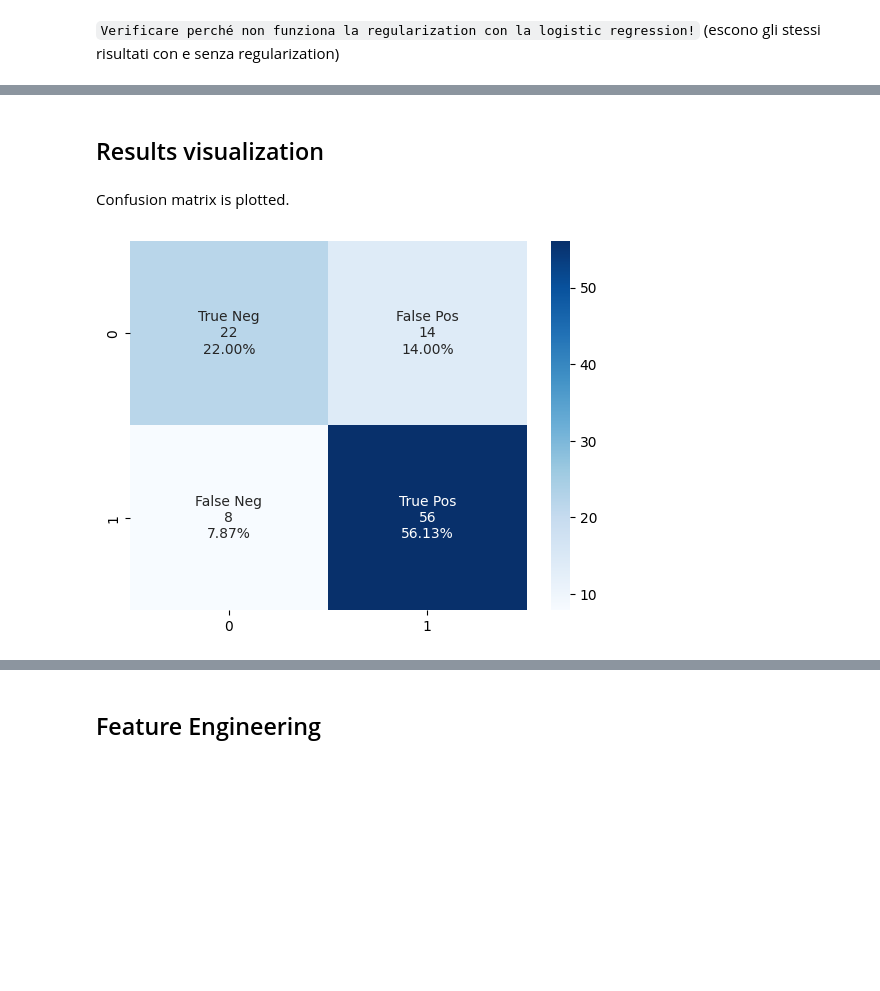
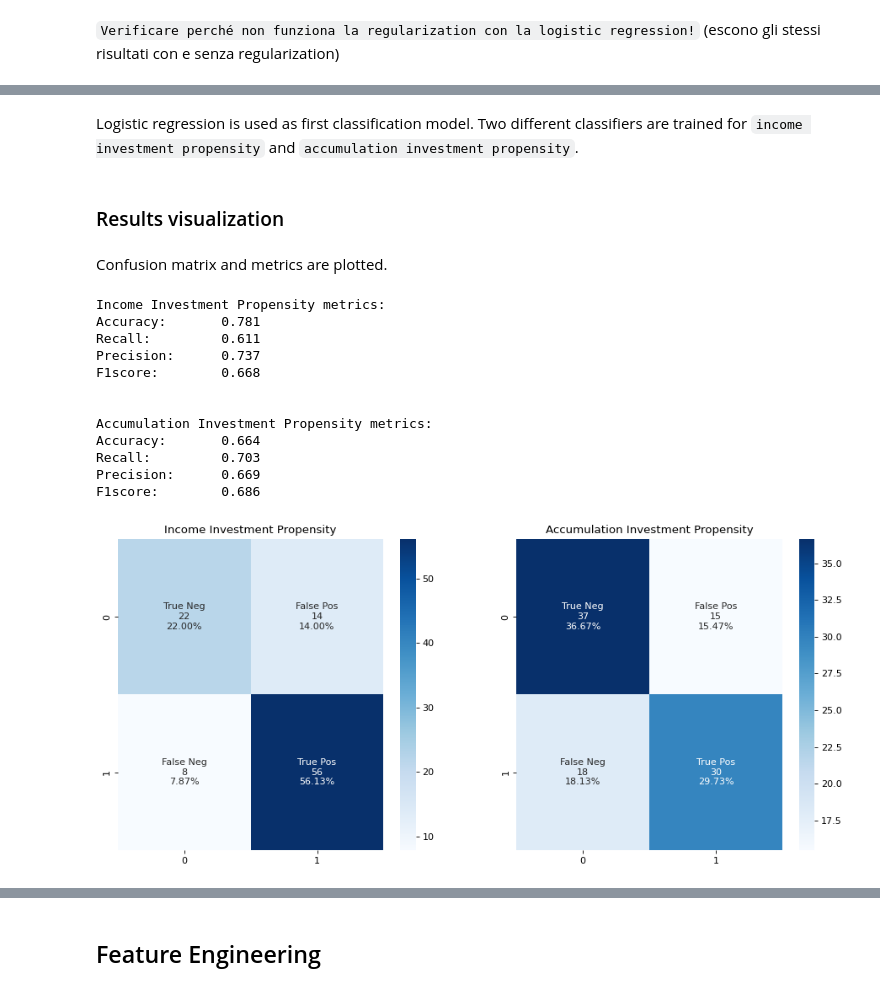
Before and after one commit to venturellimatteo/fintech-projects, a Jupyter notebook: 2 - Recommendation System/RecommendationSystem.ipynb, the cells around one changed output, grey strips where cells are left out. Drawn from its saved outputs; the diff is of its cells as text; code cells hidden in the pictures; blank space fills up the shorter version.

```diff
--- a/2 - Recommendation System/RecommendationSystem.ipynb
+++ b/2 - Recommendation System/RecommendationSystem.ipynb
@@ -34,14 +45,14 @@ y_acc_df = df['AccumulationInvestment']
 Feature distributions are plotted.
 # %%
 fig, axes = plt.subplots(4, 2, figsize=(16,28), dpi=80)
-features = x_df.columns
+features = x_train.columns
 
 row = column = 0
 
 for f in features:
     ax = axes[row][column]
 
-    sns.histplot(data=x_df, x=f, ax=ax, kde=True)
+    sns.histplot(data=x_train, x=f, ax=ax, kde=True)
 
     column = column + 1
     if column % 2 == 0:
@@ -76,7 +87,8 @@ _ = sns.pairplot(pd.concat([x_df, y_acc_df], axis = 1),
 # %% [markdown]
 <code>Gender</code> feature is dropped since it showed no relevance in data exploration.
 # %%
-x_df.drop(labels='Gender', axis=1, inplace=True)
+for x in [x_train, x_val, x_test]:
+    x.drop(labels='Gender', axis=1, inplace=True)
 # %% [markdown]
 Data exploration showed that <code>Wealth</code> and <code>Income</code> features are not gaussian distributed. A power law transformation is applied in order to modify the distribution related to these features. $0.1$ and $0.3$ values showed to work well in the two cases (transformed features are approximately gaussian distributed).
 # %%
@@ -136,18 +127,58 @@ y_pred = log_reg.predict(x_val)
+# %% [markdown]
+Logistic regression is used as first classification model. Two different classifiers are trained for <code>income investment propensity</code> and <code>accumulation investment propensity</code>.
+# %%
+from sklearn.linear_model import LogisticRegression
+
+# defining the logistic regression object
+log_reg = LogisticRegression(penalty='l2')
+
+# fitting for income investment
+log_reg.fit(x_train, y_inc_train)
+y_inc_pred = log_reg.predict(x_val)
+
+# fitting for accumulation investment
+log_reg.fit(x_train, y_acc_train)
+y_acc_pred = log_reg.predict(x_val)
 # %% [markdown]
-## Results visualization
+### Results visualization
 # %% [markdown]
-Confusion matrix is plotted.
+Confusion matrix and metrics are plotted.
 # %%
-cf_matrix = (confusion_matrix(y_inc_val, y_pred, labels=[1, 0], sample_weight=None) / len(y_pred) * 100)
+from sklearn.metrics import accuracy_score, recall_score, precision_score, f1_score, confusion_matrix
 
-group_names = ['True Neg', 'False Pos', 'False Neg', 'True Pos']
-group_counts = ['{0:0.0f}'.format(value) for value in
-                cf_matrix.flatten()]
-group_percentages = ['{0:.2%}'.format(value) for value in
-                     cf_matrix.flatten()/np.sum(cf_matrix)]
-labels = [f'{v1}\n{v2}\n{v3}' for v1, v2, v3 in
-          zip(group_names, group_counts, group_percentages)]
-labels = np.asarray(labels).reshape(2,2)
-_ = sns.heatmap(cf_matrix, annot=labels, fmt='', cmap='Blues')
+fig, axes = plt.subplots(1, 2, figsize=(14,6), dpi=80)
+title = ['Income Investment Propensity', 'Accumulation Investment Propensity']
+
+for y_val, y_pred, i in zip([y_inc_val, y_acc_val], [y_inc_pred, y_acc_pred], [0, 1]):
+
+    cf_matrix = (confusion_matrix(y_val, y_pred, labels=[1, 0], sample_weight=None) / len(y_pred) * 100)
+
+    group_names = ['True Neg', 'False Pos', 'False Neg', 'True Pos']
+    group_counts = ['{0:0.0f}'.format(value) for value in cf_matrix.flatten()]
+    group_percentages = ['{0:.2%}'.format(value) for value in cf_matrix.flatten()/np.sum(cf_matrix)]
+    labels = [f'{v1}\n{v2}\n{v3}' for v1, v2, v3 in zip(group_names, group_counts, group_percentages)]
+    labels = np.asarray(labels).reshape(2,2)
+
+    _ = sns.heatmap(cf_matrix, annot=labels, fmt='', ax=axes[i], cmap='Blues')
+    axes[i].set_title(title[i])
+
+    print(f'{title[i]} metrics:')
+    print(f'Accuracy:\t{accuracy_score(y_val, y_pred):.3f}')
+    print(f'Recall:\t\t{recall_score(y_val, y_pred):.3f}')
+    print(f'Precision:\t{precision_score(y_val, y_pred):.3f}')
+    print(f'F1score:\t{f1_score(y_val, y_pred):.3f}')
+    print('\n')
 # %% [output]
+Income Investment Propensity metrics:
+Accuracy:       0.781
+Recall:         0.611
+Precision:      0.737
+F1score:        0.668
+
+
+Accumulation Investment Propensity metrics:
+Accuracy:       0.664
+Recall:         0.703
+Precision:      0.669
+F1score:        0.686
-[figure, old version]
+[figure, new version]
```
Also changed, not shown: parts of 48 cells of this notebook.
